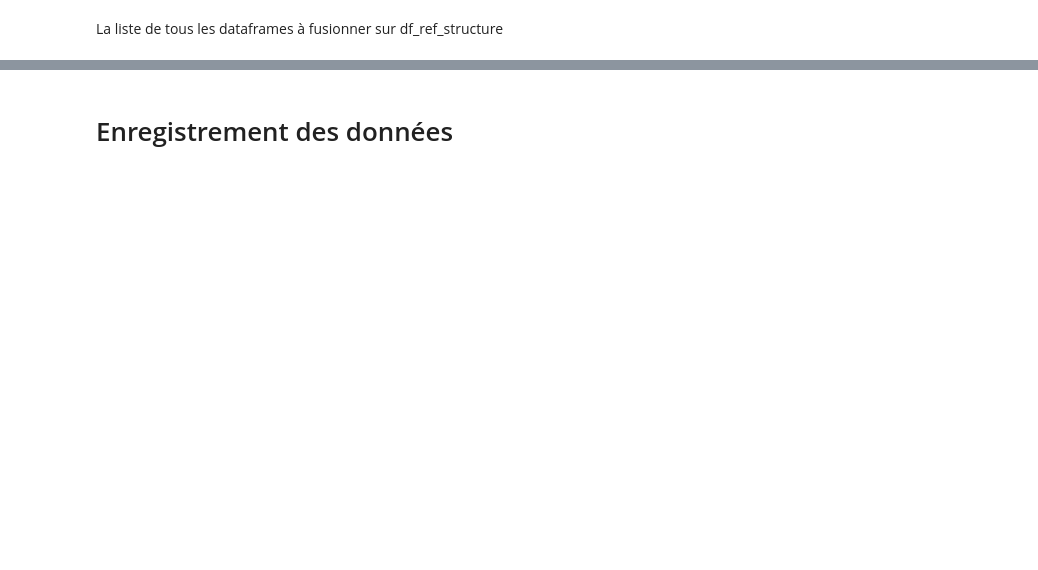
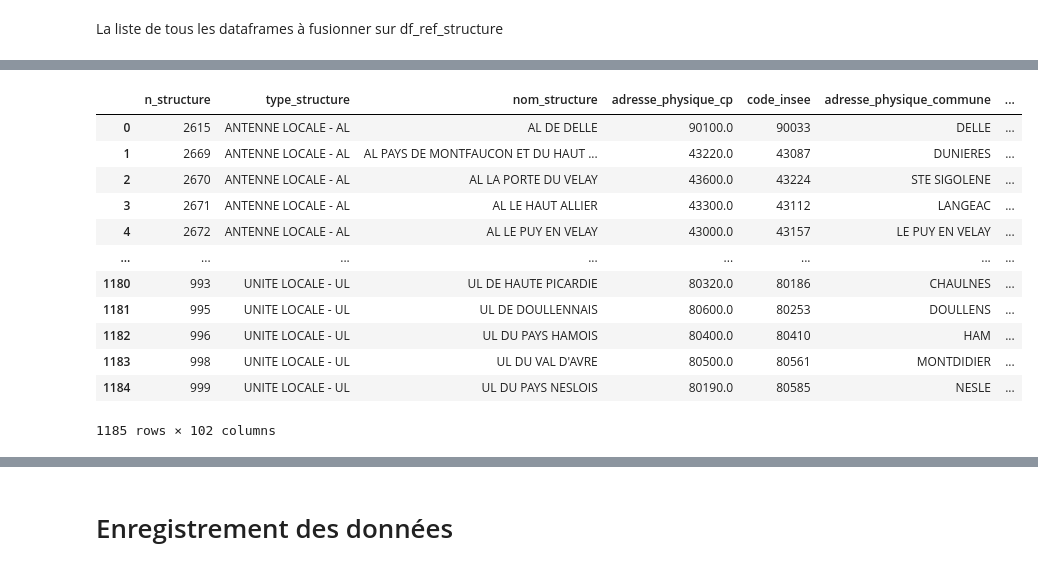
Before and after one commit to Croix-rouge-test/Code-PAT, a Jupyter notebook: Code_CSA.ipynb, the cells around one changed output, grey strips where cells are left out. Saved outputs shown, nothing was run; the diff lists cells and outputs as text; code cells hidden in the pictures; blank space fills up the shorter version.

Commit message:
création all_data en cours

```diff
--- a/Code_CSA.ipynb
+++ b/Code_CSA.ipynb
@@ -620,4 +770,5 @@ liste_df_a_fusionner_DT = [nb_benevoles_DT,nb_nvx_benevoles_DT,referents_AEO_DT,
 # %%
-for df in liste_df_a_fusionner_toutes_structures:
+for i,df in enumerate(liste_df_a_fusionner_toutes_structures):
   if 'n_structure' not in df.columns:
+    print(i)
     display(df)
@@ -625,0 +775,15 @@ AttributeError: 'Series' object has no attribute 'columns'
+# %%
+for i,df in enumerate(liste_df_a_fusionner_DT):
+  if 'n_structure' not in df.columns:
+    print(i)
+    display(df)
+    if 'DT_de_rattachement' in df.columns:
+      liste_df_a_fusionner_DT[i] = liste_df_a_fusionner_DT[i].rename(columns={'DT_de_rattachement': 'n_structure'})
+
+  if liste_df_a_fusionner_DT[i]['n_structure'].dtype == 'object':
+    # 2️⃣ Vérifier s’il y a au moins une valeur contenant des lettres
+    contient_lettres = liste_df_a_fusionner_DT[i]['n_structure'].astype(str).str.contains(r'[A-Za-z]', na=False).any()
+    if contient_lettres:
+      print(i)
+      display(liste_df_a_fusionner_DT[i]['n_structure'])
+      liste_df_a_fusionner_DT[i]['n_structure'] = liste_df_a_fusionner_DT[i]['n_structure'].apply(keep_integer).astype(int)
@@ -625,0 +852,8 @@ AttributeError: 'Series' object has no attribute 'columns'
+# %%
+for i,df in enumerate(liste_df_a_fusionner_toutes_structures):
+  if liste_df_a_fusionner_toutes_structures[i]['n_structure'].dtype != df_ref_structure['n_structure'].dtype:
+    liste_df_a_fusionner_toutes_structures[i]['n_structure'] = liste_df_a_fusionner_toutes_structures[i]['n_structure'].astype(int)
+
+for i,df in enumerate(liste_df_a_fusionner_DT):
+  if liste_df_a_fusionner_DT[i]['n_structure'].dtype != df_ref_structure['n_structure'].dtype:
+    liste_df_a_fusionner_DT[i]['n_structure'] = liste_df_a_fusionner_DT[i]['n_structure'].astype(int)
@@ -625,0 +866,11 @@ AttributeError: 'Series' object has no attribute 'columns'
+# %%
+def merge_left_on_df1(df1, l, on):
+
+    def safe_merge(left, right):
+        # Supprime les colonnes déjà présentes (sauf la clé)
+        cols_to_drop = [col for col in right.columns if col in left.columns and col != on]
+        right_clean = right.drop(columns=cols_to_drop)
+
+        return left.merge(right_clean, how='left', on=on)
+
+    return reduce(safe_merge, l, df1)
@@ -628,0 +945,16 @@ all_data_DT  = merge_left_on_df1(df_ref_structure, liste_df_a_fusionner_DT, on =
+# %%
+all_data
+# %% [output]
+|  | n_structure | type_structure | nom_structure | adresse_physique_cp | code_insee | adresse_physique_commune | ... |
+| 0 | 2615 | ANTENNE LOCALE - AL | AL DE DELLE | 90100.0 | 90033 | DELLE | ... |
+| 1 | 2669 | ANTENNE LOCALE - AL | AL PAYS DE MONTFAUCON ET DU HAUT ... | 43220.0 | 43087 | DUNIERES | ... |
+| 2 | 2670 | ANTENNE LOCALE - AL | AL LA PORTE DU VELAY | 43600.0 | 43224 | STE SIGOLENE | ... |
+| 3 | 2671 | ANTENNE LOCALE - AL | AL LE HAUT ALLIER | 43300.0 | 43112 | LANGEAC | ... |
+| 4 | 2672 | ANTENNE LOCALE - AL | AL LE PUY EN VELAY | 43000.0 | 43157 | LE PUY EN VELAY | ... |
+| ... | ... | ... | ... | ... | ... | ... | ... |
+| 1180 | 993 | UNITE LOCALE - UL | UL DE HAUTE PICARDIE | 80320.0 | 80186 | CHAULNES | ... |
+| 1181 | 995 | UNITE LOCALE - UL | UL DE DOULLENNAIS | 80600.0 | 80253 | DOULLENS | ... |
+| 1182 | 996 | UNITE LOCALE - UL | UL DU PAYS HAMOIS | 80400.0 | 80410 | HAM | ... |
+| 1183 | 998 | UNITE LOCALE - UL | UL DU VAL D'AVRE | 80500.0 | 80561 | MONTDIDIER | ... |
+| 1184 | 999 | UNITE LOCALE - UL | UL DU PAYS NESLOIS | 80190.0 | 80585 | NESLE | ... |
+1185 rows × 102 columns
```
Also changed, not shown: parts of 25 cells of this notebook.
